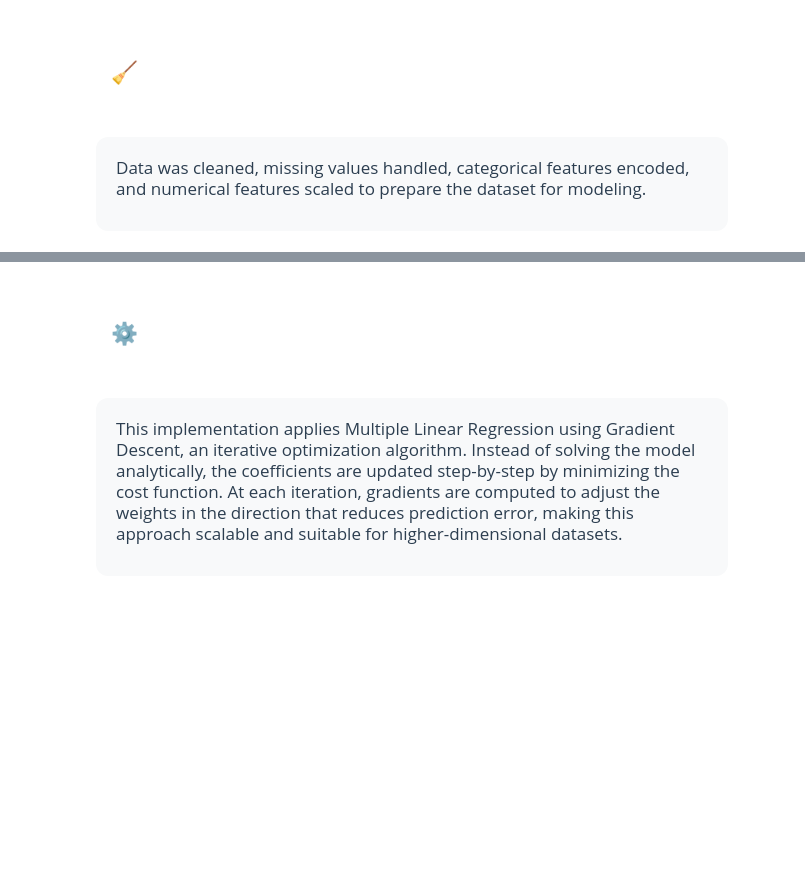
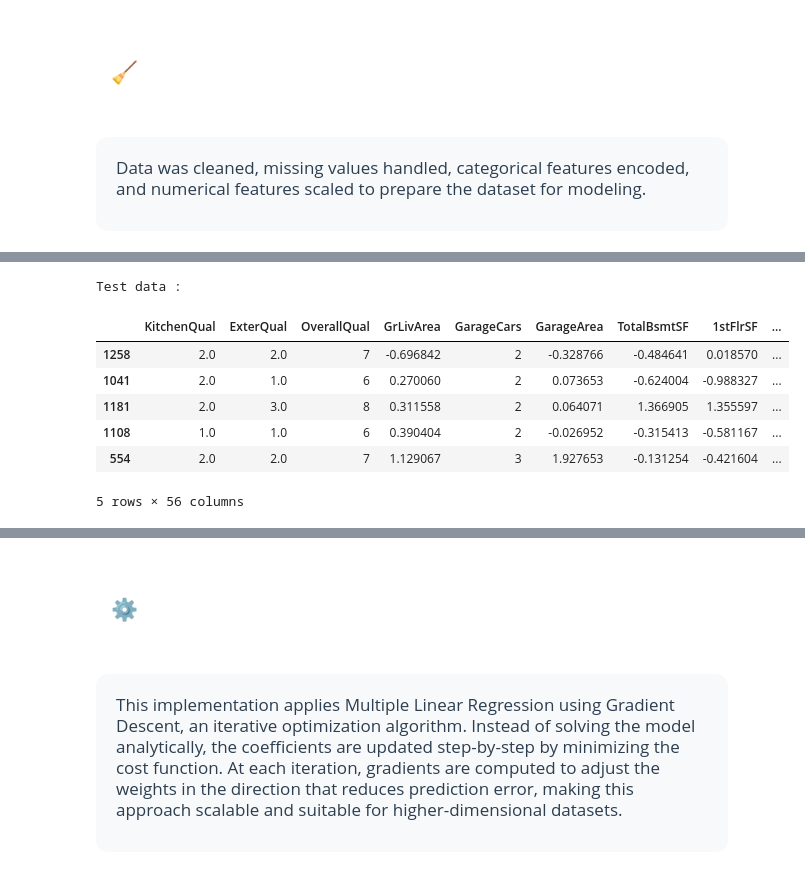
Before and after one commit to AI-0o0/Regression-Analysis-project-, a Jupyter notebook: notebooks/main.ipynb, the cells around one changed output, grey strips where cells are left out. Drawn from its saved outputs; the diff is of its cells as text; code cells hidden in the pictures; blank space fills up the shorter version.

```diff
--- a/notebooks/main.ipynb
+++ b/notebooks/main.ipynb
@@ -251,0 +606,12 @@ Data was cleaned, missing values handled, categorical features encoded, and nume
+# %%
+print('Test data : ')
+x_test.head()
+# %% [output]
+Test data :
+|  | KitchenQual | ExterQual | OverallQual | GrLivArea | GarageCars | GarageArea | TotalBsmtSF | 1stFlrSF | ... |
+| 1258 | 2.0 | 2.0 | 7 | -0.696842 | 2 | -0.328766 | -0.484641 | 0.018570 | ... |
+| 1041 | 2.0 | 1.0 | 6 | 0.270060 | 2 | 0.073653 | -0.624004 | -0.988327 | ... |
+| 1181 | 2.0 | 3.0 | 8 | 0.311558 | 2 | 0.064071 | 1.366905 | 1.355597 | ... |
+| 1108 | 1.0 | 1.0 | 6 | 0.390404 | 2 | -0.026952 | -0.315413 | -0.581167 | ... |
+| 554 | 2.0 | 2.0 | 7 | 1.129067 | 3 | 1.927653 | -0.131254 | -0.421604 | ... |
+5 rows × 56 columns
```
Also changed, not shown: parts of 26 cells of this notebook, 2 other files.
